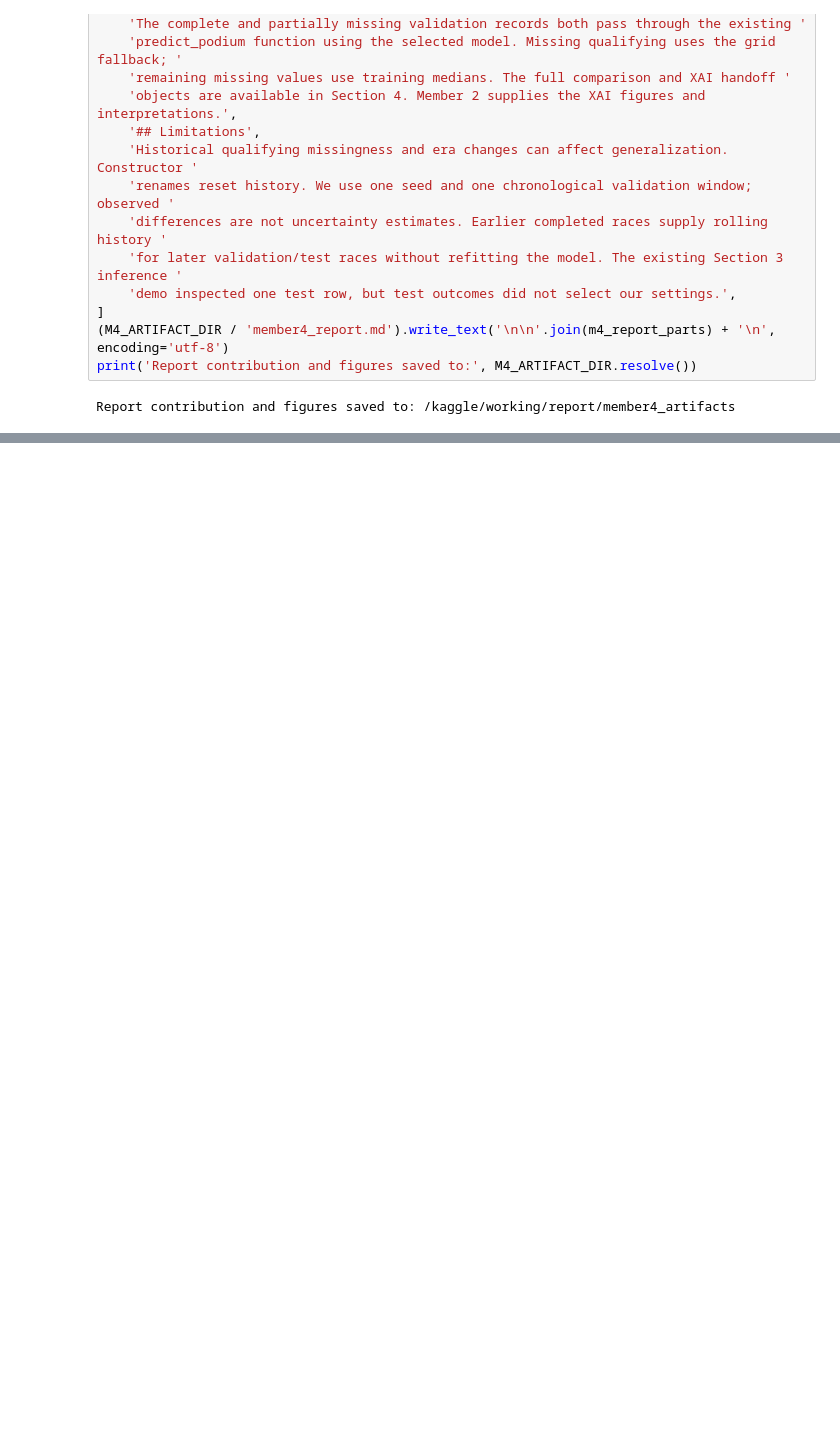
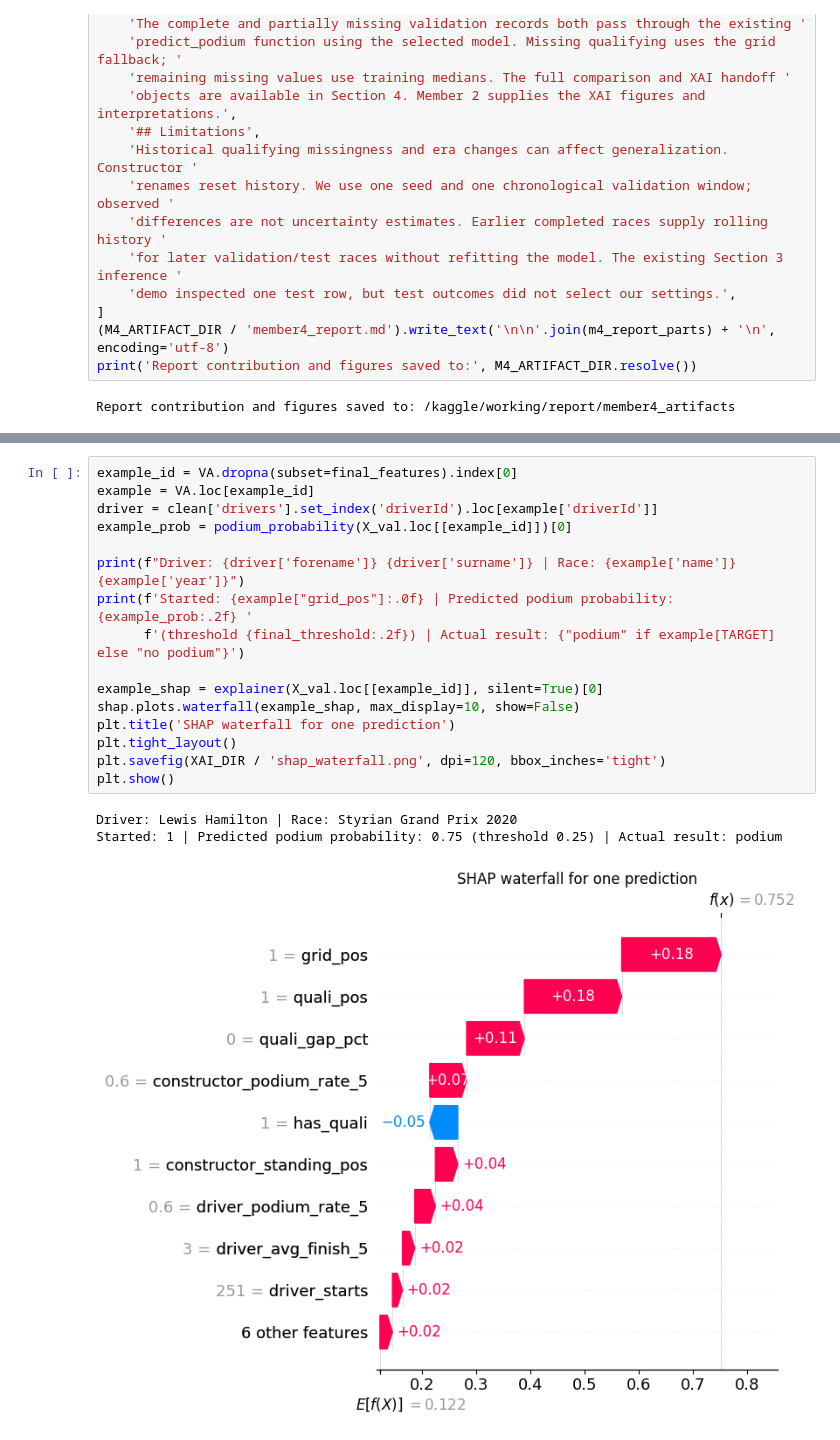
Before and after one commit to mahmoud-hatem-zaky/team47-acl-prodium-prediction, a Jupyter notebook: notebooks/f1-podium-prediction-milestone-1-team-47.ipynb, the cells around one changed output, grey strips where cells are left out. Saved outputs shown, nothing was run; the diff lists cells and outputs as text; blank space fills up the shorter version.

```diff
--- a/notebooks/f1-podium-prediction-milestone-1-team-47.ipynb
+++ b/notebooks/f1-podium-prediction-milestone-1-team-47.ipynb
@@ -1935,0 +2070,20 @@ Report contribution and figures saved to: /kaggle/working/report/member4_artifac
+# %%
+example_id = VA.dropna(subset=final_features).index[0]
+example = VA.loc[example_id]
+driver = clean['drivers'].set_index('driverId').loc[example['driverId']]
+example_prob = podium_probability(X_val.loc[[example_id]])[0]
+
+print(f"Driver: {driver['forename']} {driver['surname']} | Race: {example['name']} {example['year']}")
+print(f'Started: {example["grid_pos"]:.0f} | Predicted podium probability: {example_prob:.2f} '
+      f'(threshold {final_threshold:.2f}) | Actual result: {"podium" if example[TARGET] else "no podium"}')
+
+example_shap = explainer(X_val.loc[[example_id]], silent=True)[0]
+shap.plots.waterfall(example_shap, max_display=10, show=False)
+plt.title('SHAP waterfall for one prediction')
+plt.tight_layout()
+plt.savefig(XAI_DIR / 'shap_waterfall.png', dpi=120, bbox_inches='tight')
+plt.show()
+# %% [output]
+Driver: Lewis Hamilton | Race: Styrian Grand Prix 2020
+Started: 1 | Predicted podium probability: 0.75 (threshold 0.25) | Actual result: podium
+[figure, added]
```
Also changed, not shown: parts of 12 cells of this notebook, 9 other files.
